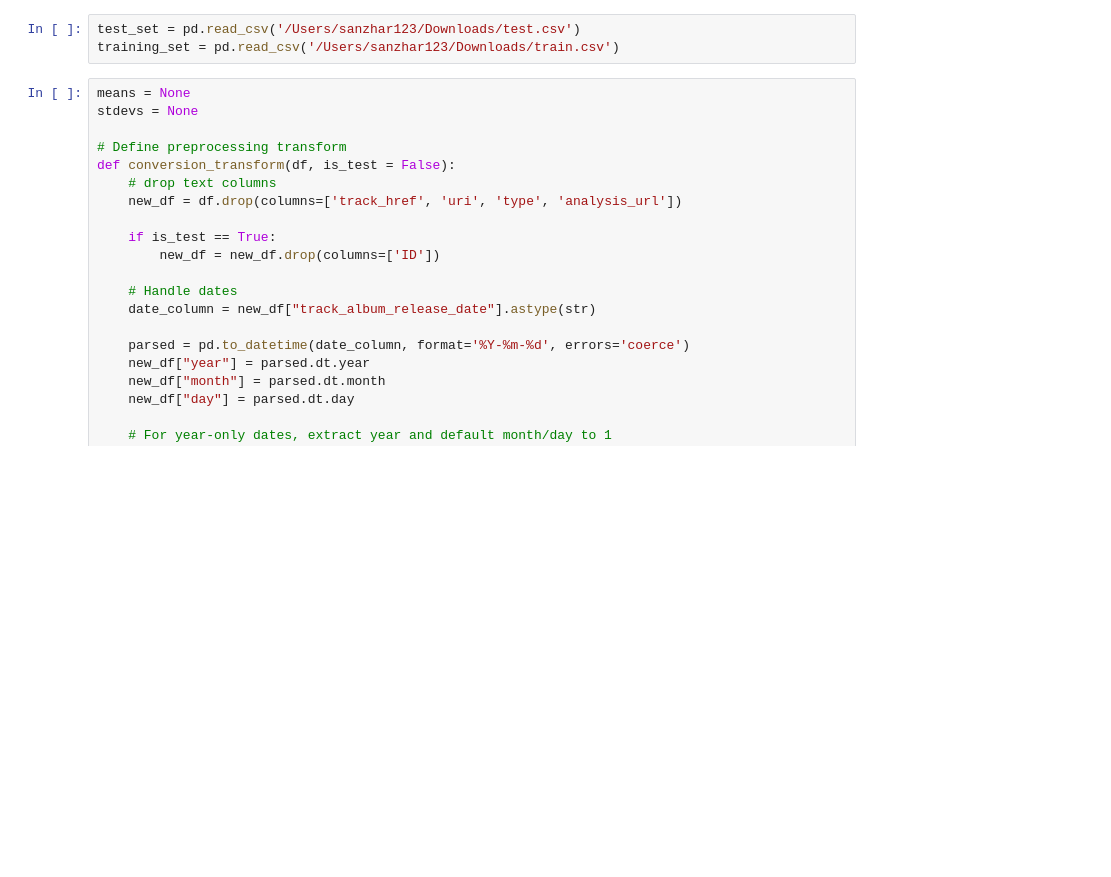
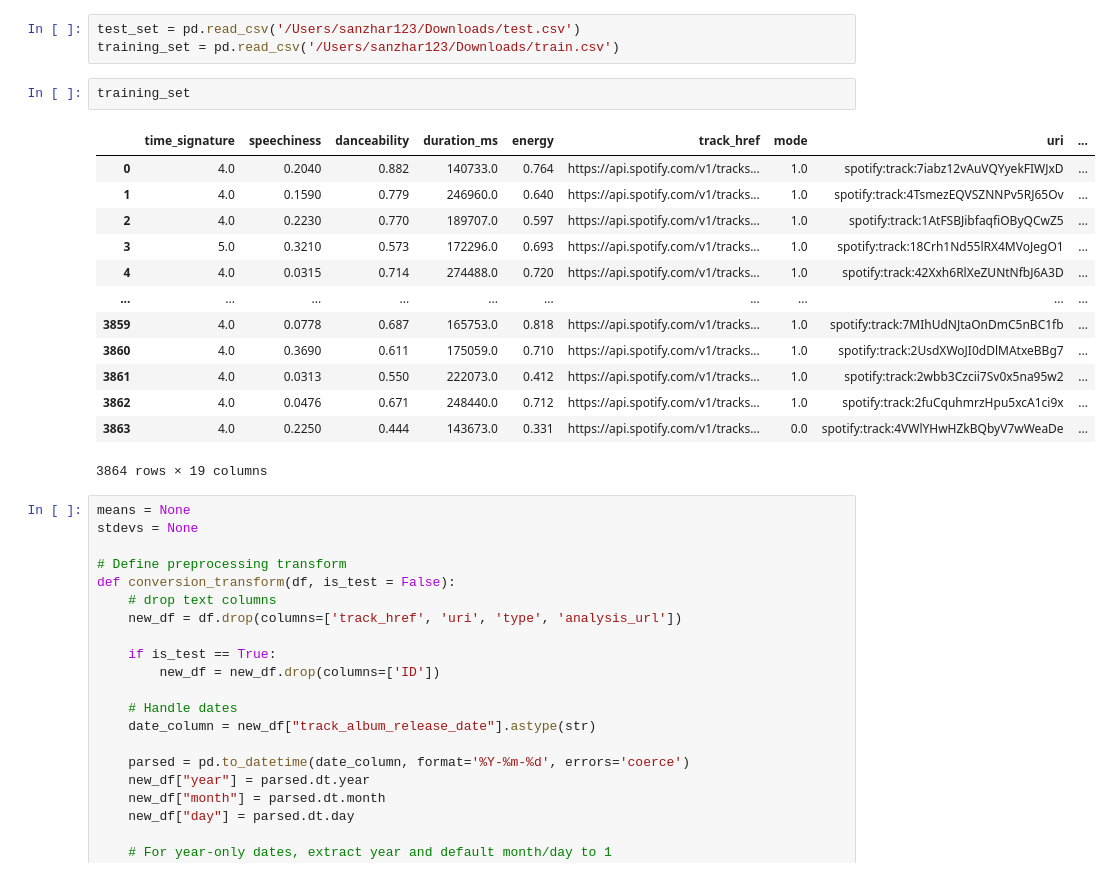
Before and after one commit to SanzharBissenali/kaggle-easy-win, a Jupyter notebook: kaggle.ipynb, the cells around one changed output. Cells and saved outputs as stored; diff of their text form; blank space fills up the shorter version.

```diff
--- a/kaggle.ipynb
+++ b/kaggle.ipynb
@@ -21,6 +21,22 @@ from xgboost import XGBClassifier
 # %%
 test_set = pd.read_csv('/Users/sanzhar123/Downloads/test.csv')
 training_set = pd.read_csv('/Users/sanzhar123/Downloads/train.csv')
+# %%
+training_set
+# %% [output]
+|  | time_signature | speechiness | danceability | duration_ms | energy | track_href | mode | uri | ... |
+| 0 | 4.0 | 0.2040 | 0.882 | 140733.0 | 0.764 | https://api.spotify.com/v1/tracks... | 1.0 | spotify:track:7iabz12vAuVQYyekFIWJxD | ... |
+| 1 | 4.0 | 0.1590 | 0.779 | 246960.0 | 0.640 | https://api.spotify.com/v1/tracks... | 1.0 | spotify:track:4TsmezEQVSZNNPv5RJ65Ov | ... |
+| 2 | 4.0 | 0.2230 | 0.770 | 189707.0 | 0.597 | https://api.spotify.com/v1/tracks... | 1.0 | spotify:track:1AtFSBJibfaqfiOByQCwZ5 | ... |
+| 3 | 5.0 | 0.3210 | 0.573 | 172296.0 | 0.693 | https://api.spotify.com/v1/tracks... | 1.0 | spotify:track:18Crh1Nd55lRX4MVoJegO1 | ... |
+| 4 | 4.0 | 0.0315 | 0.714 | 274488.0 | 0.720 | https://api.spotify.com/v1/tracks... | 1.0 | spotify:track:42Xxh6RlXeZUNtNfbJ6A3D | ... |
+| ... | ... | ... | ... | ... | ... | ... | ... | ... | ... |
+| 3859 | 4.0 | 0.0778 | 0.687 | 165753.0 | 0.818 | https://api.spotify.com/v1/tracks... | 1.0 | spotify:track:7MIhUdNJtaOnDmC5nBC1fb | ... |
+| 3860 | 4.0 | 0.3690 | 0.611 | 175059.0 | 0.710 | https://api.spotify.com/v1/tracks... | 1.0 | spotify:track:2UsdXWoJI0dDlMAtxeBBg7 | ... |
+| 3861 | 4.0 | 0.0313 | 0.550 | 222073.0 | 0.412 | https://api.spotify.com/v1/tracks... | 1.0 | spotify:track:2wbb3Czcii7Sv0x5na95w2 | ... |
+| 3862 | 4.0 | 0.0476 | 0.671 | 248440.0 | 0.712 | https://api.spotify.com/v1/tracks... | 1.0 | spotify:track:2fuCquhmrzHpu5xcA1ci9x | ... |
+| 3863 | 4.0 | 0.2250 | 0.444 | 143673.0 | 0.331 | https://api.spotify.com/v1/tracks... | 0.0 | spotify:track:4VWlYHwHZkBQbyV7wWeaDe | ... |
+3864 rows × 19 columns
 # %%
 means = None
 stdevs = None
```
Also changed, not shown: 5 other files.
